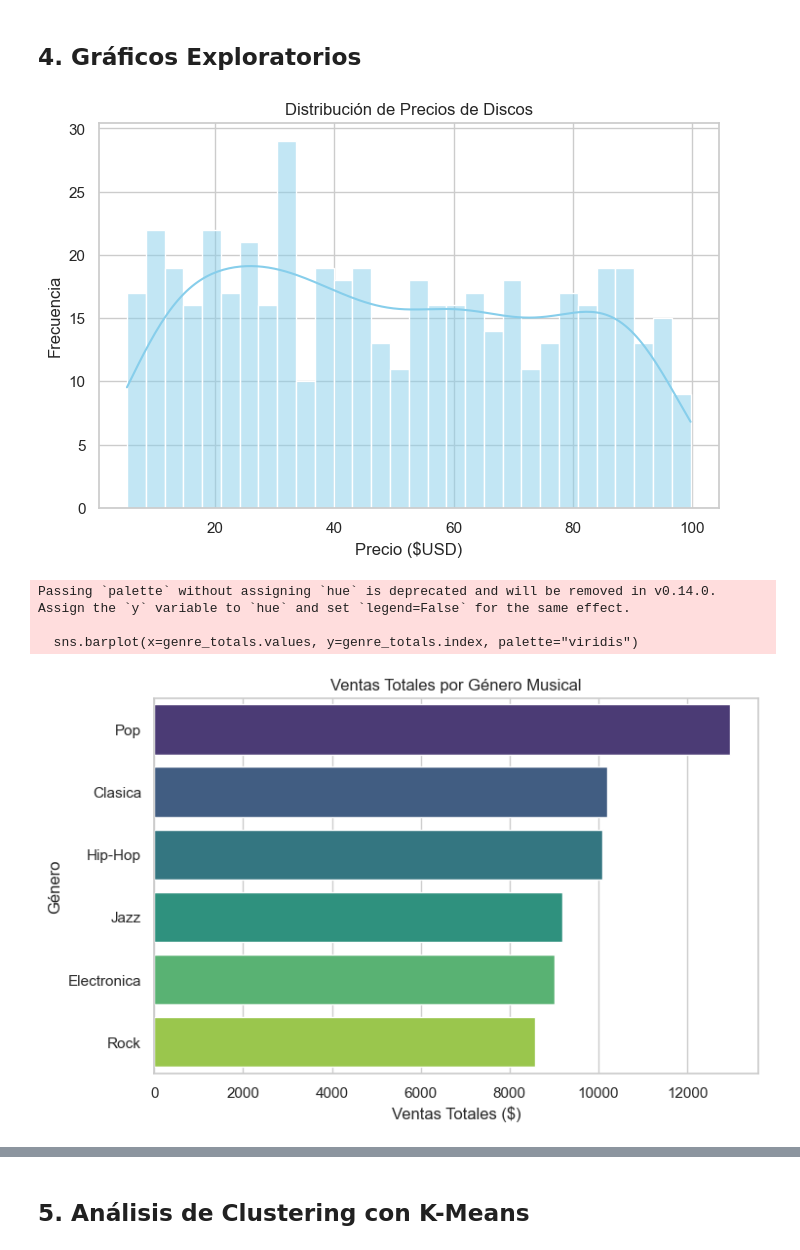
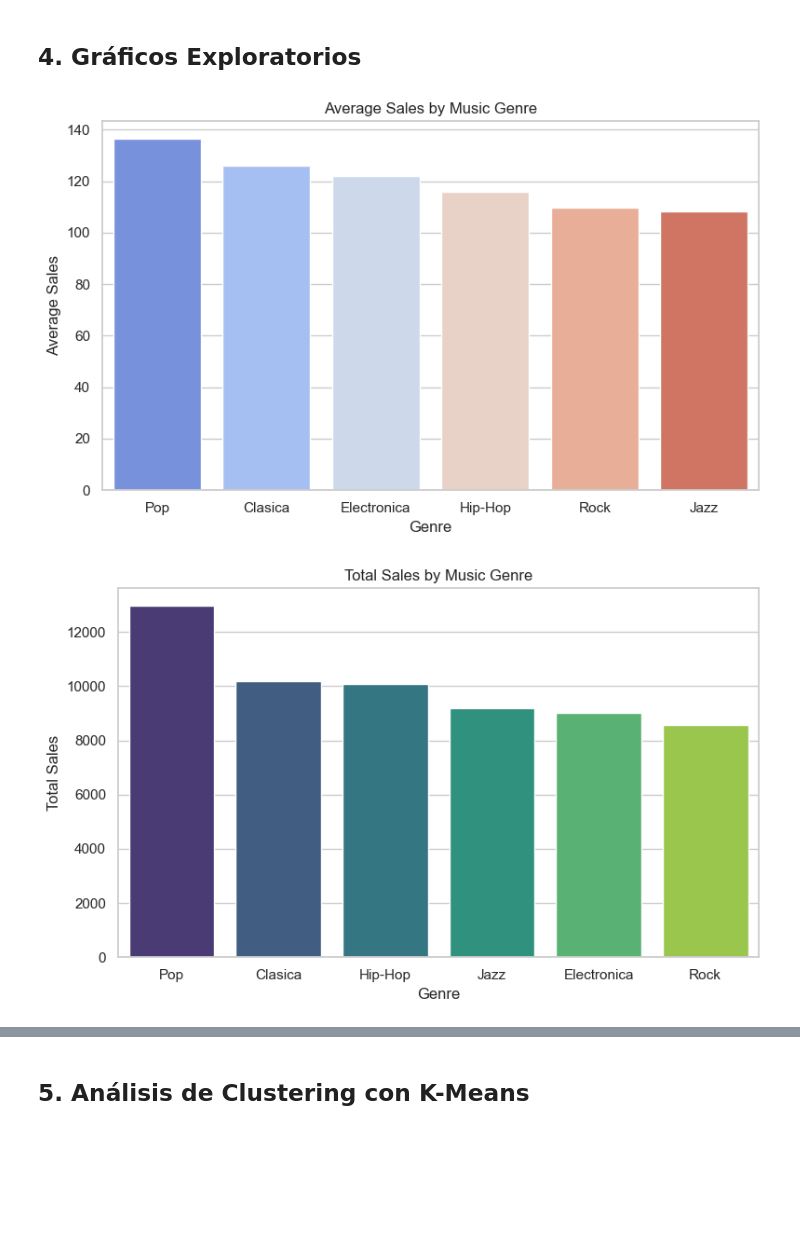
Before and after one commit to PaolaMtzCarrera/PROYECTO_FINAL_MINERIA, a Jupyter notebook: 3P_PROYECTO_FINAL.ipynb, the cells around one changed output, grey strips where cells are left out. Saved outputs shown, nothing was run; the diff lists cells and outputs as text; code cells hidden in the pictures; blank space fills up the shorter version.

```diff
--- a/3P_PROYECTO_FINAL.ipynb
+++ b/3P_PROYECTO_FINAL.ipynb
@@ -159,6 +163,9 @@ fact_ventas_df.to_sql('fact_ventas', conexion_dwh, if_exists='replace', index=Fa
 510
 # %% [markdown]
 ## 3. Limpieza y Transformación de Datos
+# %%
+# Cargar archivo CSV en un DataFrame
+df = pd.read_csv(r"C:\Users\paola\Downloads\Data_Ventas_DiscosVinilo.csv")
 # %%
 # Identificar duplicados
 duplicados = df[df.duplicated()]
@@ -267,52 +274,59 @@ df_sin_duplicados
 # %%
 # Estilo para los gráficos
 sns.set(style="whitegrid")
 
-# 1. Distribución de precios (Price)
+# 1. Ventas promedio por género musical
 plt.figure(figsize=(8, 5))
-sns.histplot(df_sin_duplicados['Price'], kde=True, bins=30, color='skyblue')
-plt.title('Distribución de Precios de Discos')
-plt.xlabel('Precio ($USD)')
-plt.ylabel('Frecuencia')
+average_sales_genre = df_sin_duplicados.groupby('Genre')['Total'].mean().sort_values(ascending=False)
+sns.barplot(x=average_sales_genre.index, y=average_sales_genre.values, palette="coolwarm", hue=average_sales_genre.index, dodge=False)
+plt.title('Average Sales by Music Genre')
+plt.xlabel('Genre')
+plt.ylabel('Average Sales')
+plt.tight_layout()
 plt.show()
 
-# 2. Ventas totales por género musical (Genre)
+# 2. Ventas totales por género musical
 plt.figure(figsize=(8, 5))
 genre_totals = df_sin_duplicados.groupby('Genre')['Total'].sum().sort_values(ascending=False)
-sns.barplot(x=genre_totals.values, y=genre_totals.index, palette="viridis")
-plt.title('Ventas Totales por Género Musical')
-plt.xlabel('Ventas Totales ($)')
-plt.ylabel('Género')
+sns.barplot(x=genre_totals.index, y=genre_totals.values, palette="viridis", hue=genre_totals.index, dodge=False)
+plt.title('Total Sales by Music Genre')
+plt.xlabel('Genre')
+plt.ylabel('Total Sales')
+plt.tight_layout()
 plt.show()
 
-# 3. Distribución de cantidades vendidas (Quantity)
+# 3. Ventas totales por mes
+monthly_sales = df_sin_duplicados.groupby('Month')['Total'].sum()
 plt.figure(figsize=(8, 5))
-sns.histplot(df_sin_duplicados['Quantity'], bins=20, kde=True, color='orange')
-plt.title('Distribución de Cantidades Vendidas')
-plt.xlabel('Cantidad Vendida')
-plt.ylabel('Frecuencia')
+sns.barplot(x=monthly_sales.index, y=monthly_sales.values, palette="crest", hue=monthly_sales.index, dodge=False)
+plt.title('Total Sales per Month')
+plt.xlabel('Month')
+plt.ylabel('Total Sales')
+plt.xticks(ticks=monthly_sales.index-1, labels=monthly_sales.index)
+plt.tight_layout()
 plt.show()
 
-# 4. Distribución por condición del producto (Condition)
-plt.figure(figsize=(6, 5))
-condition_counts = df_sin_duplicados['Condition'].value_counts()
-sns.barplot(x=condition_counts.index, y=condition_counts.values, palette="coolwarm")
-plt.title('Distribución por Condición del Producto')
-plt.xlabel('Condición')
-plt.ylabel('Cantidad de Discos')
+# 4. Ventas totales por tienda (StoreCountry)
+plt.figure(figsize=(8, 6))
+store_totals = df_sin_duplicados.groupby('StoreCountry')['Total'].sum().sort_values(ascending=False)
+sns.barplot(x=store_totals.index, y=store_totals.values, palette="magma", hue=store_totals.index, dodge=False)
+plt.title('Total Sales by Store')
+plt.xlabel('Country')
+plt.ylabel('Total Sales')
+plt.tight_layout()
 plt.show()
 
-# 5. Ventas totales por país de la tienda (StoreCountry)
-plt.figure(figsize=(8, 6))
-country_totals = df_sin_duplicados.groupby('StoreCountry')['Total'].sum().sort_values(ascending=False)
-sns.barplot(x=country_totals.values, y=country_totals.index, palette="magma")
-plt.title('Ventas Totales por País de la Tienda')
-plt.xlabel('Ventas Totales ($)')
-plt.ylabel('País')
+# 5. Cantidad de discos vendidos por mes
+df_sin_duplicados['Month'] = df_sin_duplicados['Date'].dt.month
+monthly_sales_quantity = df_sin_duplicados.groupby('Month')['Quantity'].sum()
+plt.figure(figsize=(10, 6))
+sns.barplot(x=monthly_sales_quantity.index, y=monthly_sales_quantity.values, palette="Blues_d", hue=monthly_sales_quantity.index, dodge=False)
+plt.title('Number of Records Sold per Month')
+plt.xlabel('Month')
+plt.ylabel('Number of Records Sold')
+plt.xticks(ticks=monthly_sales_quantity.index-1, labels=monthly_sales_quantity.index)
+plt.tight_layout()
 plt.show()
 # %% [output]
-[figure, old version]
+[figure, new version]
-Passing `palette` without assigning `hue` is deprecated and will be removed in v0.14.0. Assign the `y` variable to `hue` and set `legend=False` for the same effect.
-
-  sns.barplot(x=genre_totals.values, y=genre_totals.index, palette="viridis")
-[figure, old version]
+[figure, new version]
```
Also changed, not shown: parts of 3 cells of this notebook.
